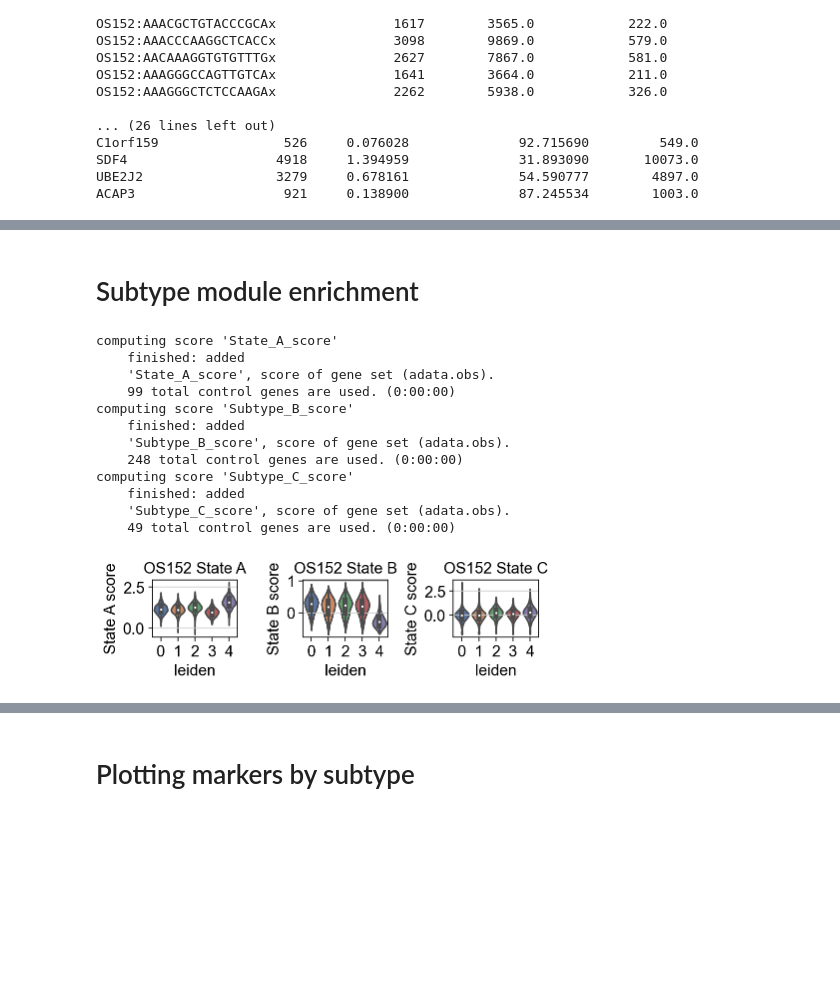
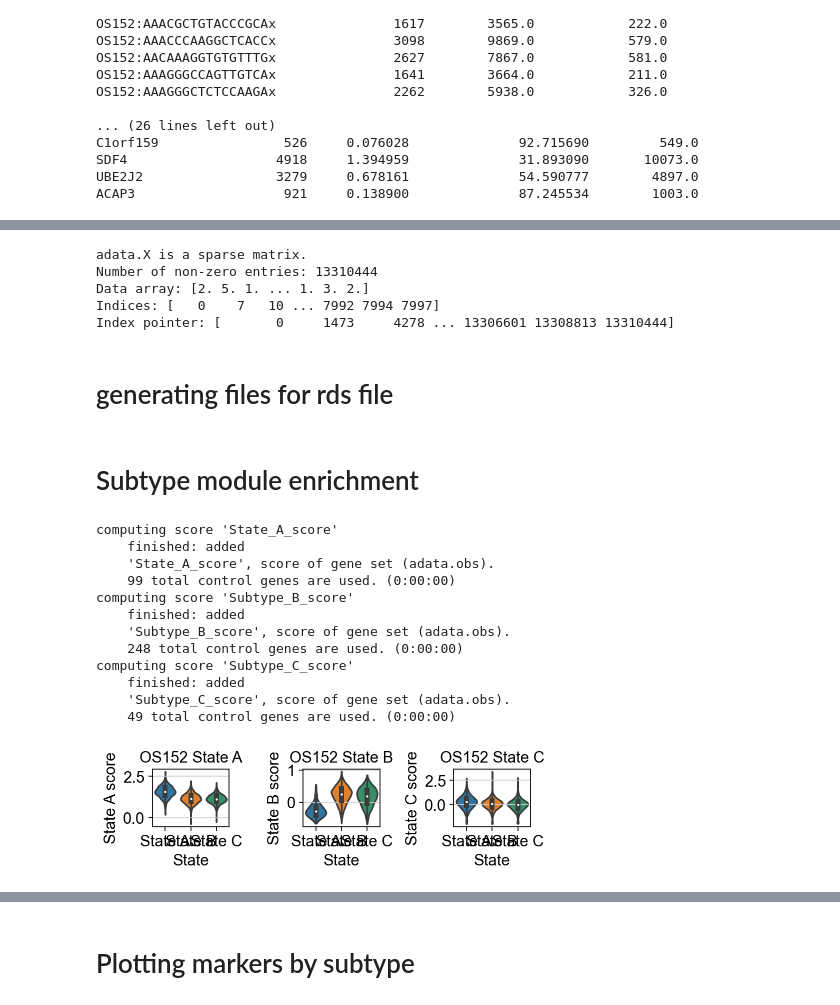
Before and after one commit to brendamelano/Reprogramming_Osteosarcoma, a Jupyter notebook: plain_scRNAseq_analysis/OS152.ipynb, the cells around one changed output, grey strips where cells are left out. Drawn from its saved outputs; the diff is of its cells as text; code cells hidden in the pictures; blank space fills up the shorter version.

```diff
--- a/plain_scRNAseq_analysis/OS152.ipynb
+++ b/plain_scRNAseq_analysis/OS152.ipynb
@@ -291,3 +308,22 @@ ACAP3                   921     0.138900              87.245534        1003.0
+# %%
+import scipy.sparse
+
+if isinstance(adata.X, scipy.sparse.spmatrix):
+    print("adata.X is a sparse matrix.")
+    print("Number of non-zero entries:", adata.X.nnz)
+    print("Data array:", adata.X.data)
+    print("Indices:", adata.X.indices)
+    print("Index pointer:", adata.X.indptr)
+else:
+    print("adata.X is not a sparse matrix.")
+# %% [output]
+adata.X is a sparse matrix.
+Number of non-zero entries: 13310444
+Data array: [2. 5. 1. ... 1. 3. 2.]
+Indices: [   0    7   10 ... 7992 7994 7997]
+Index pointer: [       0     1473     4278 ... 13306601 13308813 13310444]
+# %% [markdown]
+# generating files for rds file
 # %%
 import scanpy as sc
 import pandas as pd
@@ -347,40 +383,42 @@ sc.tl.score_genes(adata, Subtype_C_genes, ctrl_size=50, gene_pool=None, n_bins=2
 fig, axs = plt.subplots(1, 3, figsize=(5.7, 1.9))
 
 
-sc.pl.violin(adata, ['State_A_score'], groupby='leiden', stripplot=False, inner='box',
+sc.pl.violin(adata, ['State_A_score'],
+             groupby='State', stripplot=False, inner='box',
              ylabel='State A score', ax=axs[0], show=False)
 
 axs[0].set_title('OS152 State A')
 
 sc.pl.violin(adata, ['Subtype_B_score'],
-             groupby='leiden', stripplot=False, inner='box',
+             groupby='State', stripplot=False, inner='box',
              ylabel='State B score', ax=axs[1], show=False)
 
 axs[1].set_title('OS152 State B')
 
-sc.pl.violin(adata, ['Subtype_C_score'], groupby='leiden', stripplot=False, inner='box',
+sc.pl.violin(adata, ['Subtype_C_score'],
+             groupby='State', stripplot=False, inner='box',
              ylabel='State C score', ax=axs[2], show=False)
 
 axs[2].set_title('OS152 State C')
 
 
 plt.tight_layout()
 
 
 # Saving the figure onto the desktop
 plt.savefig('/Users/brendamelano/Desktop/OS152_state_module_scores.svg', format='svg')
 plt.show()
 # %% [output]
 computing score 'State_A_score'
     finished: added
     'State_A_score', score of gene set (adata.obs).
     99 total control genes are used. (0:00:00)
 computing score 'Subtype_B_score'
     finished: added
     'Subtype_B_score', score of gene set (adata.obs).
     248 total control genes are used. (0:00:00)
 computing score 'Subtype_C_score'
     finished: added
     'Subtype_C_score', score of gene set (adata.obs).
     49 total control genes are used. (0:00:00)
-[figure, old version]
+[figure, new version]
```
Also changed, not shown: parts of 5 cells of this notebook, 4 other files.
